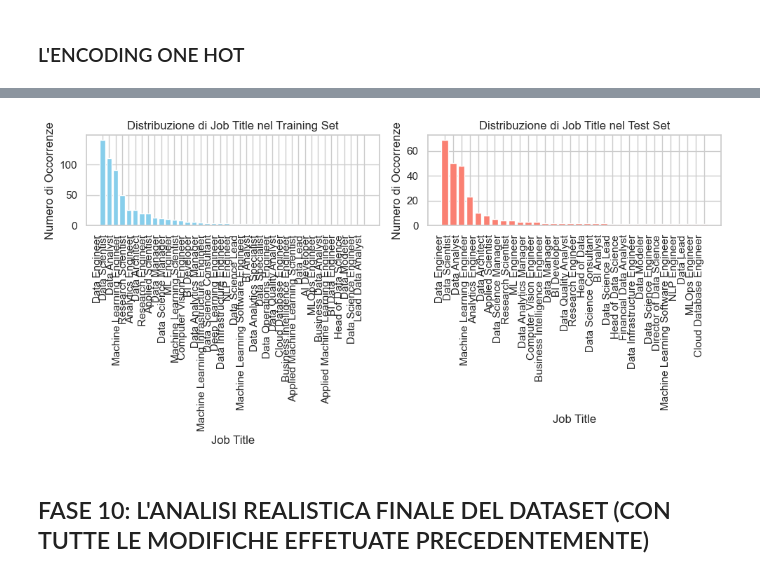
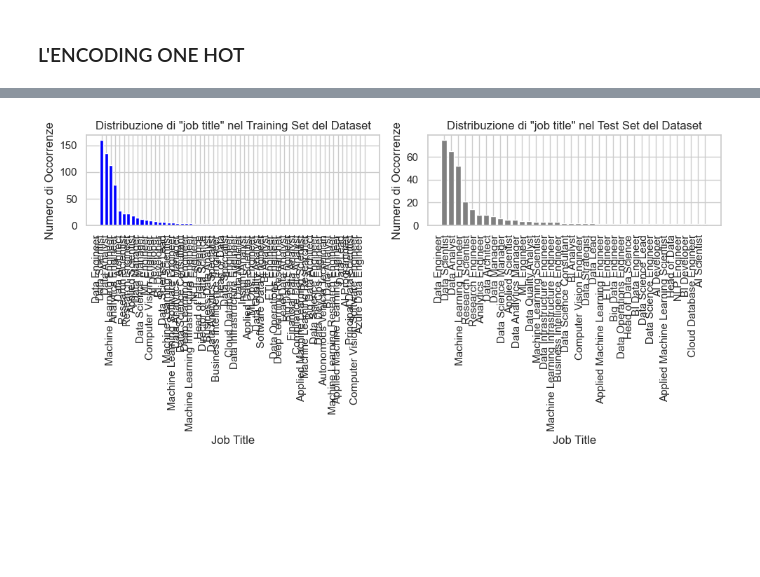
Before and after one commit to Istituto-freudinttheprodev/Python-ROBOTICA-E-AI, a Jupyter notebook: Es. 11 (dal Dataset all'algoritmo).ipynb, the cells around one changed output, grey strips where cells are left out. Cells and saved outputs as stored; diff of their text form; code cells hidden in the pictures; blank space fills up the shorter version.

```diff
--- a/Es. 11 (dal Dataset all'algoritmo).ipynb
+++ b/Es. 11 (dal Dataset all'algoritmo).ipynb
@@ -1881,3 +2138 @@ dataset_ridotto
 859 rows × 4 columns
-# %%
-dataset=dataset_ridotto
@@ -1901,6 +2140,6 @@ dataset
 import numpy as np
 from sklearn.model_selection import train_test_split # in questo caso viene solo importata una parte di libreria poichè è strettamente necessaria quella determinata funzione
 
-valori_salary = dataset["salary"]
-valori_salary
+valori_salary_dataset = dataset["salary"]
+valori_salary_dataset
 # %% [output]
@@ -1919,4 +2177,4 @@ Name: salary, Length: 859, dtype: float64
 # %%
-valori_job_title = dataset["job_title"]
-valori_job_title
+valori_job_title_dataset = dataset["job_title"]
+valori_job_title_dataset
 # %% [output]
@@ -1935,7 +2209,7 @@ Name: job_title, Length: 859, dtype: object
 # %%
 # Suddividere il dataset in training set (70%) e test set (30%) formando due DataSet
-X_train, X_test, y_train, y_test = train_test_split(valori_salary, valori_job_title, test_size=0.3, random_state=42) # la formula è: le X sono i valori del salary perchè sono le Feature del DataSet, cioè l'input. Invece le Y sono gli output o target del DataSet, cioè i valori del job title. "test_size=0.3" vuol dire che il DataSet di Test è il 30% di quello totale mentre random_state sceglie in modo randomico i valori del DataSet per il Training e il Test
+X_train_dataset, X_test_dataset, y_train_dataset, y_test_dataset = train_test_split(valori_salary_dataset, valori_job_title_dataset, test_size=0.3, random_state=42) # la formula è: le X sono i valori del salary perchè sono le Feature del DataSet, cioè l'input. Invece le Y sono gli output o target del DataSet, cioè i valori del job title. "test_size=0.3" vuol dire che il DataSet di Test è il 30% di quello totale mentre random_state sceglie in modo randomico i valori del DataSet per il Training e il Test
 # Stampare le dimensioni dei training set e test set
-print("Dimensioni del Training Set (valori di \"salary\" e valori \"job_title\"):", X_train.shape, y_train.shape) # shape = dimensione dei DataSet di Training
-print("Dimensioni del Test Set (valori di \"salary\" e valori \"job_title\"):", X_test.shape, y_test.shape) # shape = dimensione dei DataSet di Test
+print("Dimensioni del Training Set del Dataset (valori di \"salary\" e valori \"job_title\"):", X_train_dataset.shape, y_train_dataset.shape) # shape = dimensione dei DataSet di Training
+print("Dimensioni del Test Set del Dataset (valori di \"salary\" e valori \"job_title\"):", X_test_dataset.shape, y_test_dataset.shape) # shape = dimensione dei DataSet di Test
 # %% [output]
@@ -1965,22 +2269,20 @@ plt.show()
 # %%
 plt.figure(figsize=(10, 5))
 plt.subplot(1, 2, 1)
-plt.bar(y_train.value_counts().index, y_train.value_counts().values, color='skyblue')
-plt.title('Distribuzione di Job Title nel Training Set')
+plt.bar(y_train_dataset.value_counts().index, y_train_dataset.value_counts().values, color='blue')
+plt.title('Distribuzione di "job title" nel Training Set del Dataset')
 plt.xlabel('Job Title')
 plt.ylabel('Numero di Occorrenze')
 plt.xticks(rotation=90, ha='right')
 
 plt.subplot(1, 2, 2)
-plt.bar(y_test.value_counts().index, y_test.value_counts().values, color='salmon')
-plt.title('Distribuzione di Job Title nel Test Set')
+plt.bar(y_test_dataset.value_counts().index, y_test_dataset.value_counts().values, color='grey')
+plt.title('Distribuzione di "job title" nel Test Set del Dataset')
 plt.xlabel('Job Title')
 plt.ylabel('Numero di Occorrenze')
 
 plt.xticks(rotation=90, ha='right')
 plt.tight_layout()
 plt.show()
 # %% [output]
-[figure, old version]
+[figure, new version]
-# %% [markdown]
-## FASE 10: L'ANALISI REALISTICA FINALE DEL DATASET (CON TUTTE LE MODIFICHE EFFETUATE PRECEDENTEMENTE)
```
Also changed, not shown: parts of 96 cells of this notebook, 1 other file.
